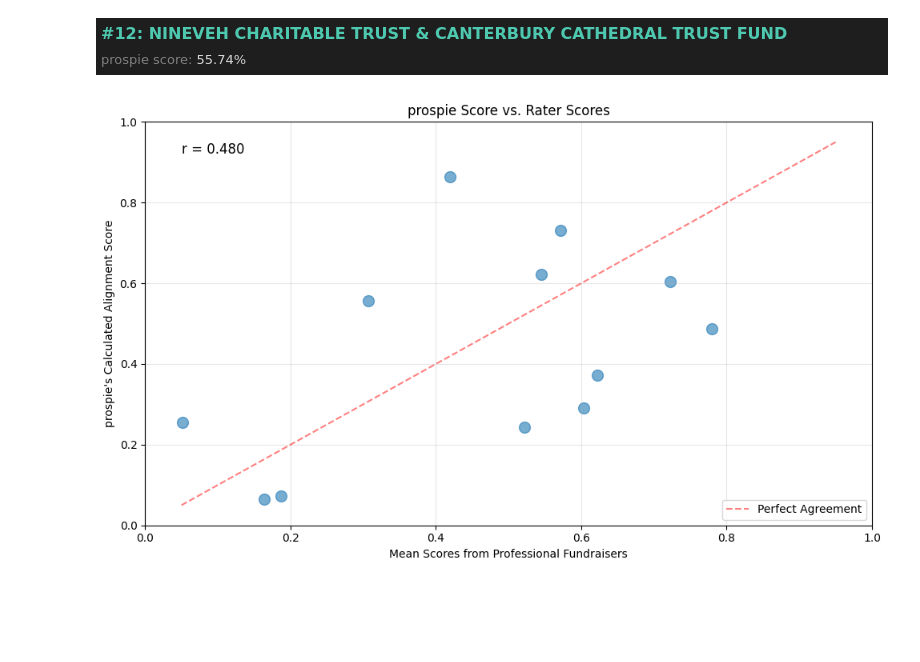
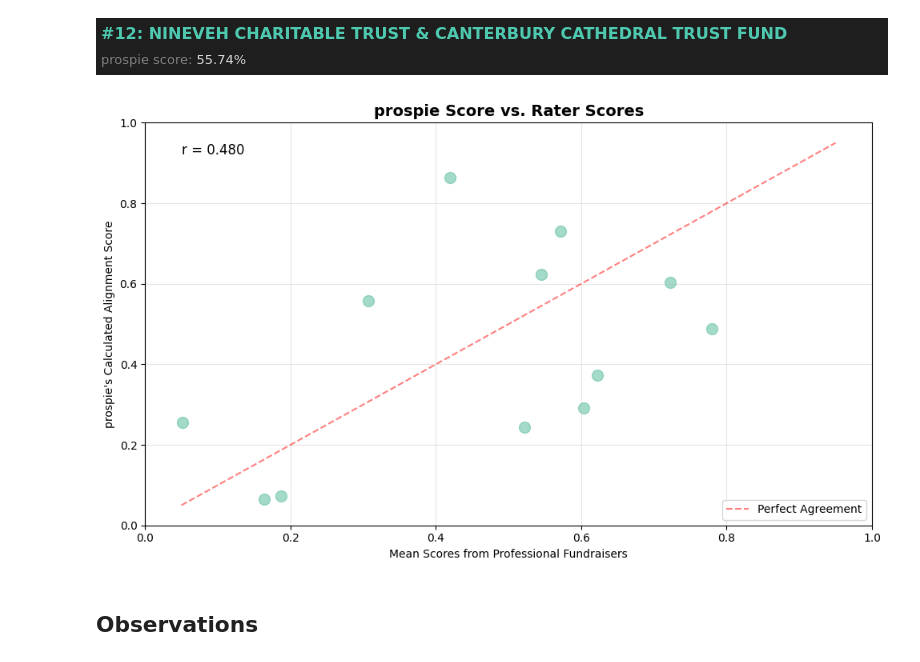
Before and after one commit to lico27/prospie, a Jupyter notebook: 13_evaluation/evaluation_notebook.ipynb, the cells around one changed output. Drawn from its saved outputs; the diff is of its cells as text; code cells hidden in the pictures; blank space fills up the shorter version.

```diff
--- a/13_evaluation/evaluation_notebook.ipynb
+++ b/13_evaluation/evaluation_notebook.ipynb
@@ -10,6 +10,8 @@ import sys
 import time
 import krippendorff
 import matplotlib.pyplot as plt
+import seaborn as sns
+colours = sns.color_palette("Set2")
 from dotenv import load_dotenv
 import warnings
 warnings.filterwarnings("ignore")
@@ -198,35 +255,37 @@ eval_df["calculated_score"] = eval_df.apply(
 )
 
 #find mean rater scores and add to df
 mean_ratings = responses_df.groupby("pair_id")["rating"].mean().reset_index()
 mean_ratings.columns = ["id", "mean_rating"]
 comparison_df = eval_df[["id", "calculated_score"]].merge(mean_ratings, on="id", how="inner")
 
 #normalise mean rater scores
 comparison_df["mean_rating_norm"] = ((comparison_df["mean_rating"] - 1) / 99) * 0.90 + 0.05
 
 #create scatter plot
-plt.figure(figsize=(10, 6))
-plt.scatter(comparison_df["mean_rating_norm"], comparison_df["calculated_score"], alpha=0.6, s=100)
+fig, ax = plt.subplots(figsize=(10, 6))
+ax.scatter(comparison_df["mean_rating_norm"], comparison_df["calculated_score"], alpha=0.6, s=100, color=colours[0])
 
 #get pearsons r
 corr = comparison_df["mean_rating_norm"].corr(comparison_df["calculated_score"])
 plt.text(0.05, 0.95, f'r = {corr:.3f}', transform=plt.gca().transAxes,
         fontsize=12, verticalalignment="top")
 
 #add labels
 plt.xlabel("Mean Scores from Professional Fundraisers")
 plt.ylabel("prospie's Calculated Alignment Score")
-plt.title("prospie Score vs. Rater Scores")
-plt.grid(True, alpha=0.3)
+ax.set_title("prospie Score vs. Rater Scores", fontsize=14, fontweight="bold")
+ax.grid(True, alpha=0.3)
 
 #add line
 plt.plot([0.05, 0.95], [0.05, 0.95], "r--", alpha=0.5, label="Perfect Agreement")
 plt.legend()
 plt.xlim(0, 1)
 plt.ylim(0, 1)
 
 plt.tight_layout()
 plt.show()
 # %% [output]
-[figure, old version]
+[figure, new version]
+# %% [markdown]
+## Observations
```
Also changed, not shown: parts of 13 cells of this notebook.
